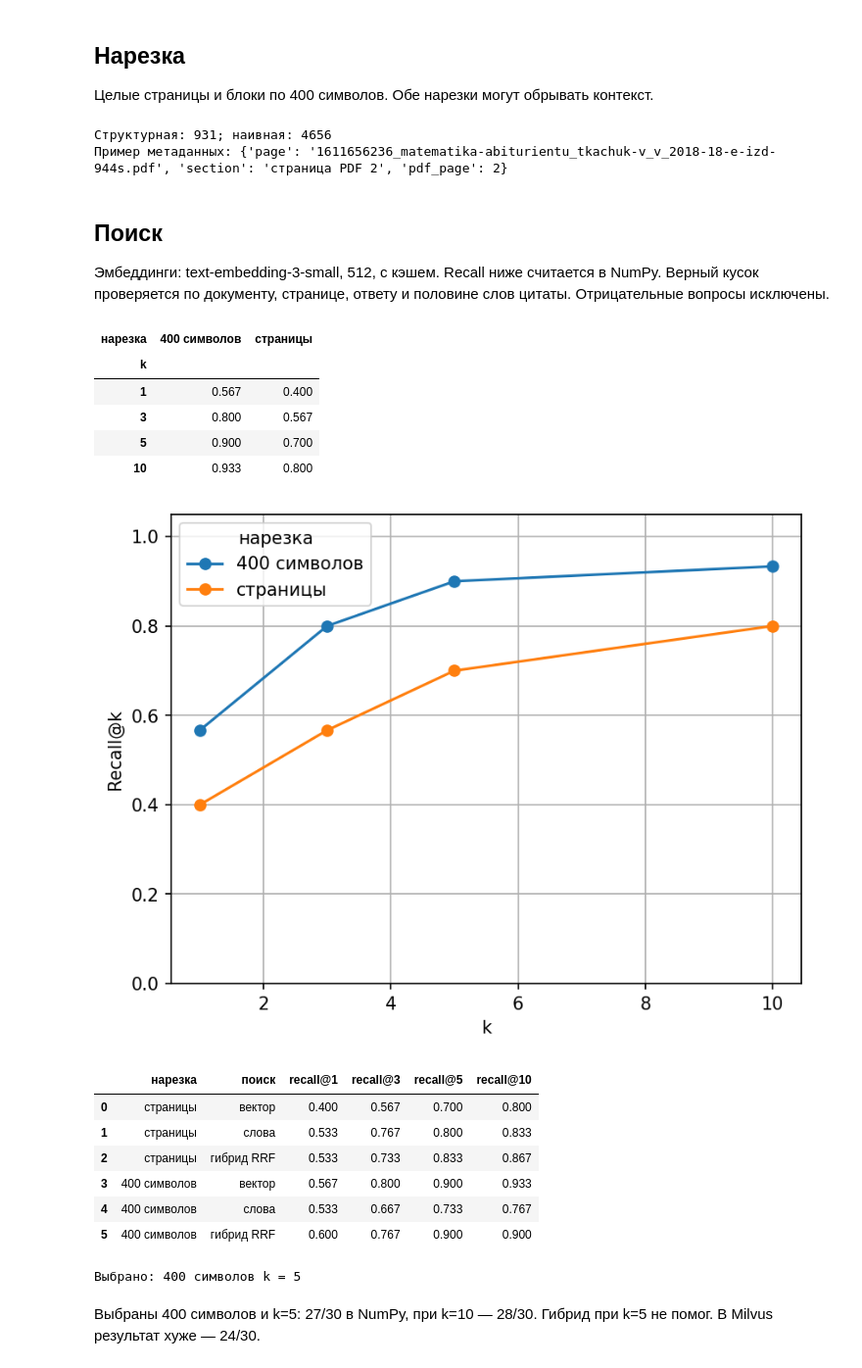
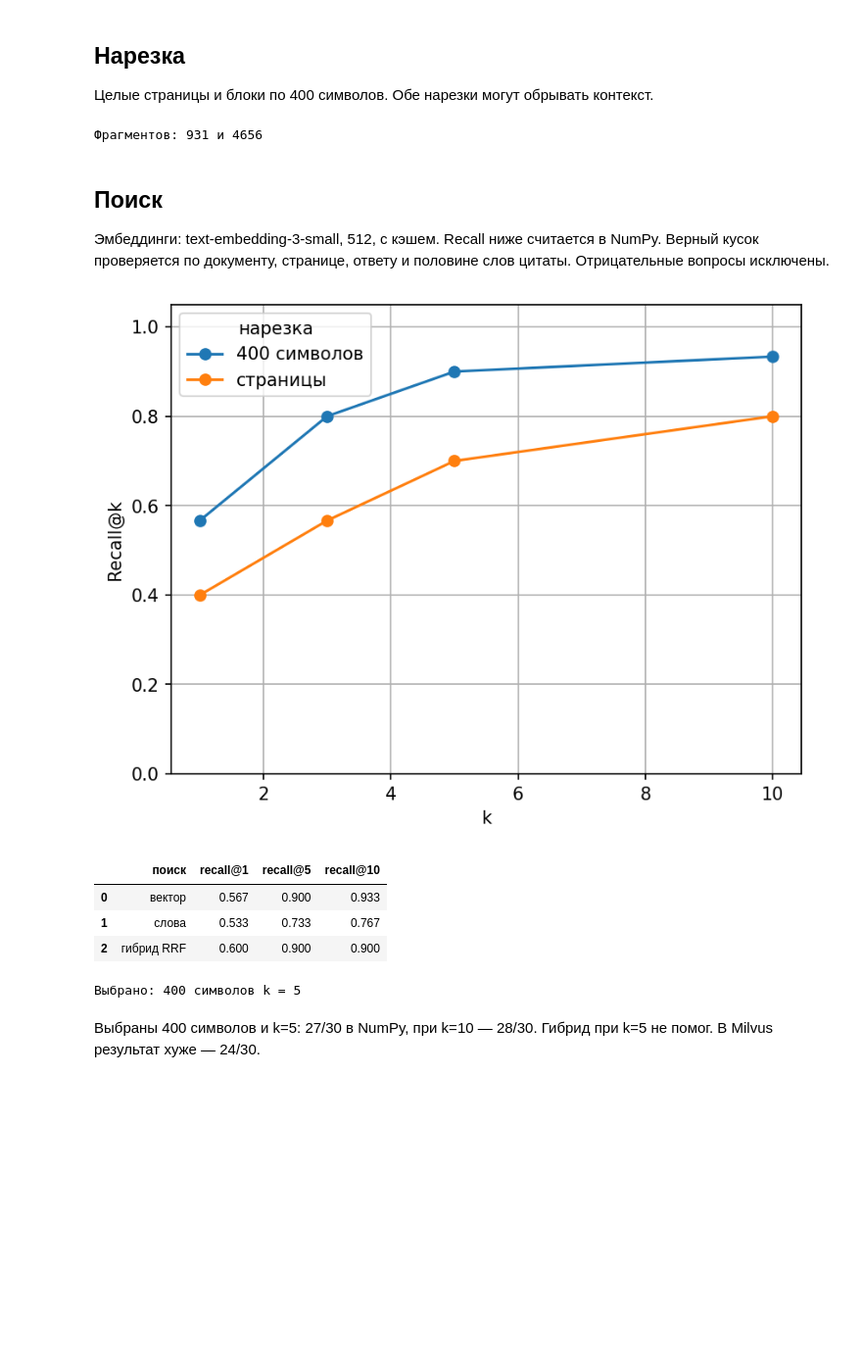
Before and after one commit to vladtrof34-coder/ai-agents-homework-02, a Jupyter notebook: homework02.ipynb, the cells around one changed output. Shown at 98% size. Drawn from its saved outputs; the diff is of its cells as text; code cells hidden in the pictures; blank space fills up the shorter version.

```diff
--- a/homework02.ipynb
+++ b/homework02.ipynb
@@ -27,14 +19,12 @@ display(pd.DataFrame(tasks)[['id', 'question', 'answer', 'pdf_page']].head())
 
 Целые страницы и блоки по 400 символов. Обе нарезки могут обрывать контекст.
 # %%
-chars = [chunk for page in pages for chunk in hw.chunk_chars(page)]
+chars = [c for p in pages for c in hw.chunk_chars(p)]
 assert min(len(pages), len(chars)) >= 300
 assert all(any(p['pdf_page'] == t['pdf_page'] and t['evidence'] in p['text'] for p in pages) for t in tasks)
-print(f"Структурная: {len(pages)}; наивная: {len(chars)}")
-print('Пример метаданных:', {key: pages[0][key] for key in ['page', 'section', 'pdf_page']})
+print('Фрагментов:', len(pages), 'и', len(chars))
 # %% [output]
-Структурная: 931; наивная: 4656
-Пример метаданных: {'page': '1611656236_matematika-abiturientu_tkachuk-v_v_2018-18-e-izd-944s.pdf', 'section': 'страница PDF 2', 'pdf_page': 2}
+Фрагментов: 931 и 4656
 # %% [markdown]
 ## Поиск
 
@@ -42,28 +32,16 @@ print('Пример метаданных:', {key: pages[0][key] for key in ['pag
 # %%
 if RECOMPUTE:
     experiment.retrieval()
-recall = pd.read_csv(hw.OUT / 'recall.csv')
-display(recall.pivot(index='k', columns='нарезка', values='recall').round(3))
 display(Image(filename=str(hw.OUT / 'recall.png')))
-display(pd.read_csv(hw.OUT / 'hybrid.csv').round(3))
-selection = json.loads((hw.OUT / 'retrieval.json').read_text())
-hw.K = selection['k']
-print('Выбрано:', selection['chosen'], 'k =', hw.K)
+display(pd.DataFrame(hw.RESULTS['hybrid'])[['поиск', 'recall@1', 'recall@5', 'recall@10']].round(3))
+hw.K = hw.RESULTS['retrieval']['k']
+print('Выбрано:', hw.RESULTS['retrieval']['chosen'], 'k =', hw.K)
 # %% [output]
+[figure]
-| нарезка | 400 символов | страницы |
-| k |  |  |
-| 1 | 0.567 | 0.400 |
-| 3 | 0.800 | 0.567 |
-| 5 | 0.900 | 0.700 |
-| 10 | 0.933 | 0.800 |
+|  | поиск | recall@1 | recall@5 | recall@10 |
+| 0 | вектор | 0.567 | 0.900 | 0.933 |
+| 1 | слова | 0.533 | 0.733 | 0.767 |
+| 2 | гибрид RRF | 0.600 | 0.900 | 0.900 |
-[figure]
-|  | нарезка | поиск | recall@1 | recall@3 | recall@5 | recall@10 |
-| 0 | страницы | вектор | 0.400 | 0.567 | 0.700 | 0.800 |
-| 1 | страницы | слова | 0.533 | 0.767 | 0.800 | 0.833 |
-| 2 | страницы | гибрид RRF | 0.533 | 0.733 | 0.833 | 0.867 |
-| 3 | 400 символов | вектор | 0.567 | 0.800 | 0.900 | 0.933 |
-| 4 | 400 символов | слова | 0.533 | 0.667 | 0.733 | 0.767 |
-| 5 | 400 символов | гибрид RRF | 0.600 | 0.767 | 0.900 | 0.900 |
 Выбрано: 400 символов k = 5
 # %% [markdown]
 Выбраны 400 символов и k=5: 27/30 в NumPy, при k=10 — 28/30. Гибрид при k=5 не помог. В Milvus результат хуже — 24/30.
```
Also changed, not shown: parts of 10 cells of this notebook, 25 other files.
